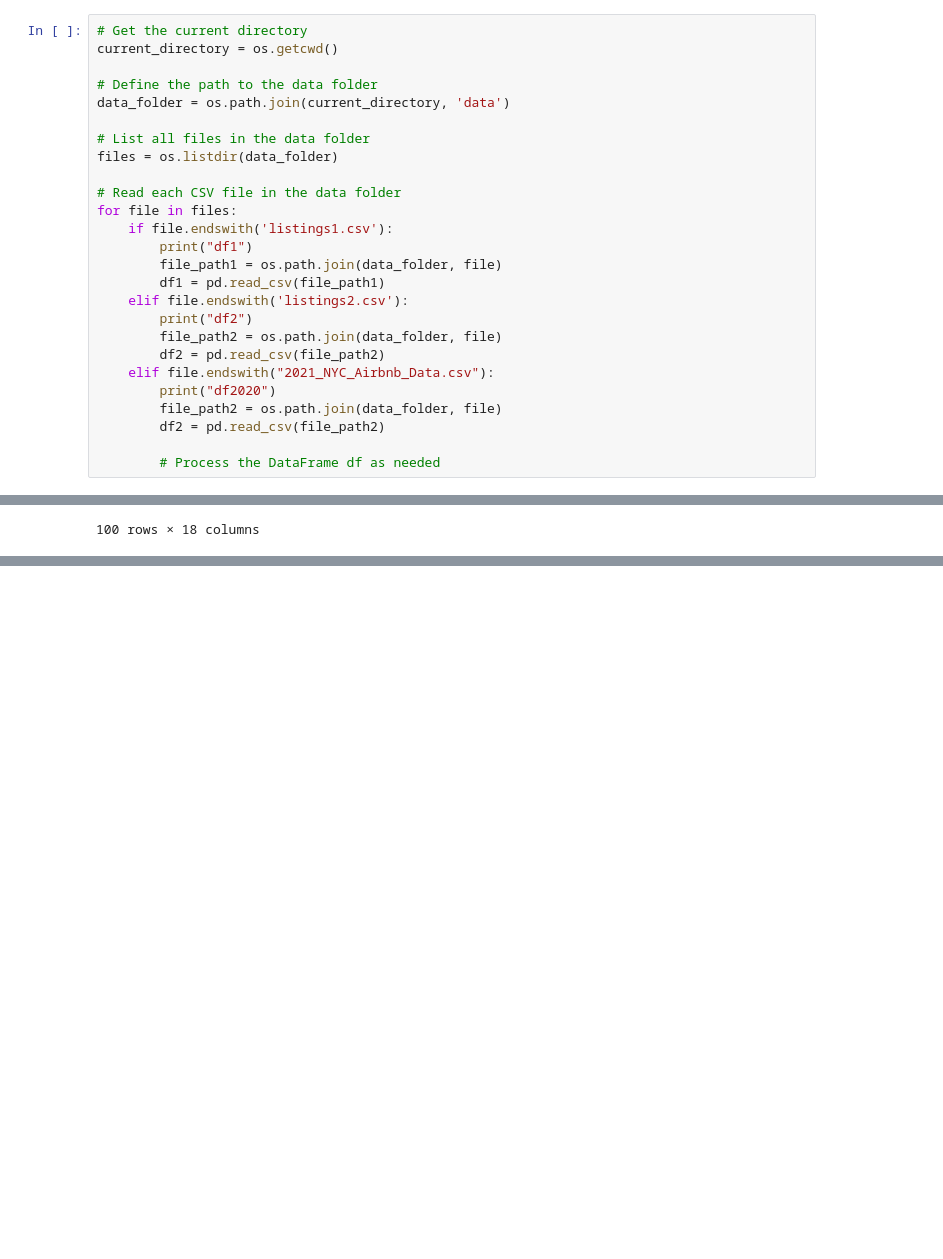
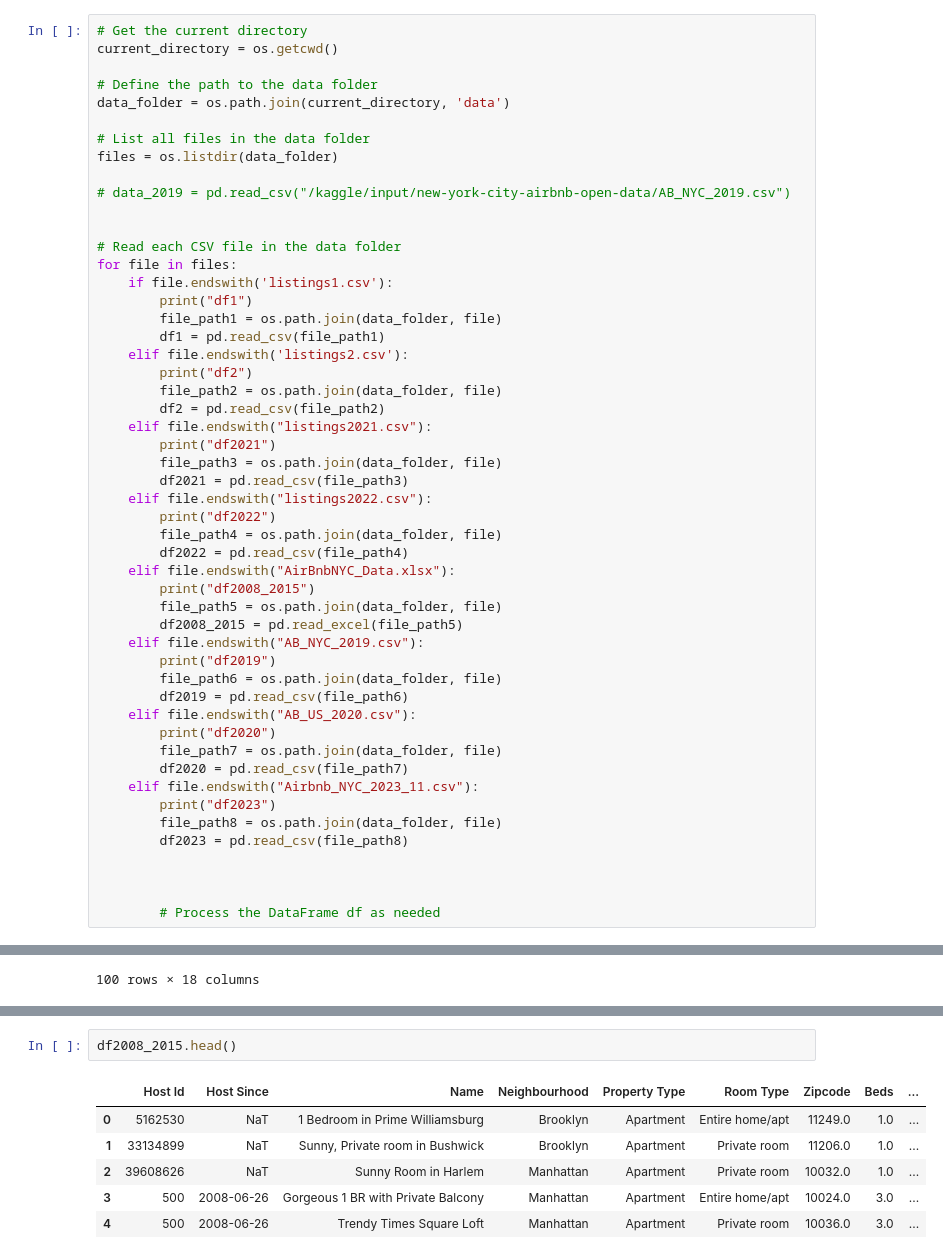
Before and after one commit to JianiLyu/DS24spring-Final-Project, a Jupyter notebook: Data_Cleaning.ipynb, the cells around one changed output, grey strips where cells are left out. Saved outputs shown, nothing was run; the diff lists cells and outputs as text; blank space fills up the shorter version.

Commit message:
first try at data cleaning

```diff
--- a/Data_Cleaning.ipynb
+++ b/Data_Cleaning.ipynb
@@ -30,6 +30,9 @@ data_folder = os.path.join(current_directory, 'data')
 
 # List all files in the data folder
 files = os.listdir(data_folder)
+
+# data_2019 = pd.read_csv("/kaggle/input/new-york-city-airbnb-open-data/AB_NYC_2019.csv")
+
 
 # Read each CSV file in the data folder
 for file in files:
@@ -41,10 +44,32 @@ for file in files:
         print("df2")
         file_path2 = os.path.join(data_folder, file)
         df2 = pd.read_csv(file_path2)
-    elif file.endswith("2021_NYC_Airbnb_Data.csv"):
+    elif file.endswith("listings2021.csv"):
+        print("df2021")
+        file_path3 = os.path.join(data_folder, file)
+        df2021 = pd.read_csv(file_path3)
+    elif file.endswith("listings2022.csv"):
+        print("df2022")
+        file_path4 = os.path.join(data_folder, file)
+        df2022 = pd.read_csv(file_path4)
+    elif file.endswith("AirBnbNYC_Data.xlsx"):
+        print("df2008_2015")
+        file_path5 = os.path.join(data_folder, file)
+        df2008_2015 = pd.read_excel(file_path5)
+    elif file.endswith("AB_NYC_2019.csv"):
+        print("df2019")
+        file_path6 = os.path.join(data_folder, file)
+        df2019 = pd.read_csv(file_path6)
+    elif file.endswith("AB_US_2020.csv"):
         print("df2020")
-        file_path2 = os.path.join(data_folder, file)
-        df2 = pd.read_csv(file_path2)
+        file_path7 = os.path.join(data_folder, file)
+        df2020 = pd.read_csv(file_path7)
+    elif file.endswith("Airbnb_NYC_2023_11.csv"):
+        print("df2023")
+        file_path8 = os.path.join(data_folder, file)
+        df2023 = pd.read_csv(file_path8)
+
+
 
         # Process the DataFrame df as needed
 # %% [output]
@@ -121,0 +171,9 @@ df2[100:200]
+# %%
+df2008_2015.head()
+# %% [output]
+|  | Host Id | Host Since | Name | Neighbourhood | Property Type | Room Type | Zipcode | Beds | ... |
+| 0 | 5162530 | NaT | 1 Bedroom in Prime Williamsburg | Brooklyn | Apartment | Entire home/apt | 11249.0 | 1.0 | ... |
+| 1 | 33134899 | NaT | Sunny, Private room in Bushwick | Brooklyn | Apartment | Private room | 11206.0 | 1.0 | ... |
+| 2 | 39608626 | NaT | Sunny Room in Harlem | Manhattan | Apartment | Private room | 10032.0 | 1.0 | ... |
+| 3 | 500 | 2008-06-26 | Gorgeous 1 BR with Private Balcony | Manhattan | Apartment | Entire home/apt | 10024.0 | 3.0 | ... |
+| 4 | 500 | 2008-06-26 | Trendy Times Square Loft | Manhattan | Apartment | Private room | 10036.0 | 3.0 | ... |
```
Also changed, not shown: parts of 9 cells of this notebook, 7 other files.
